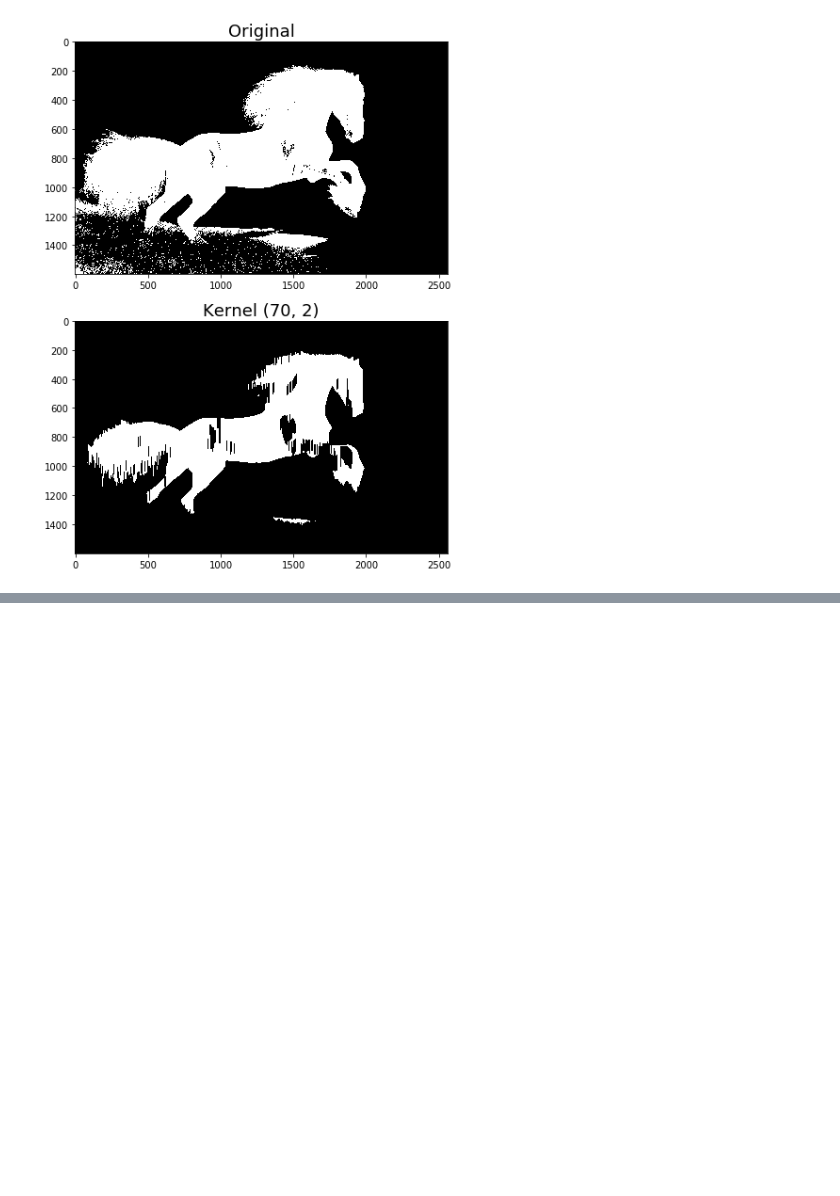
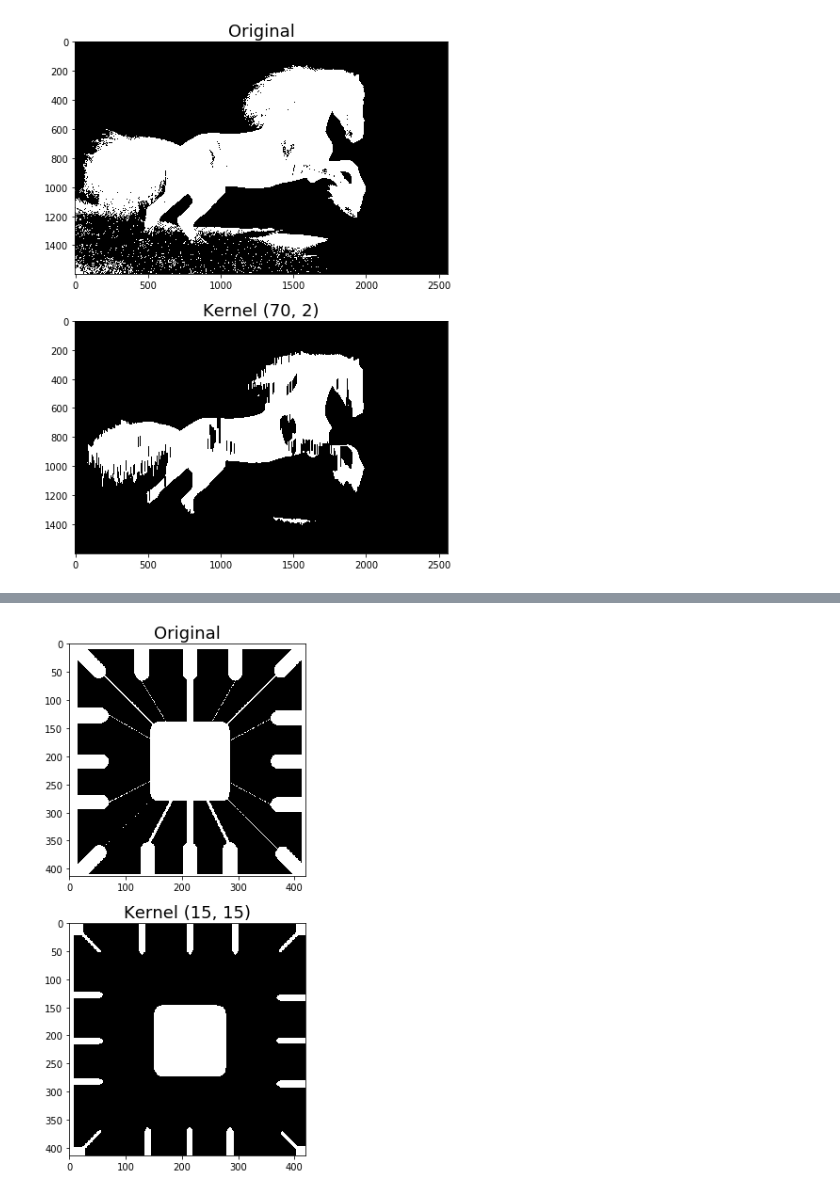
Before and after one commit to gmagannaDevelop/MorphoImg, a Jupyter notebook: Erosion.ipynb, the cells around one changed output, grey strips where cells are left out. Cells and saved outputs as stored; diff of their text form; code cells hidden in the pictures; blank space fills up the shorter version.

```diff
--- a/Erosion.ipynb
+++ b/Erosion.ipynb
@@ -68,0 +92,5 @@ side_by_side(binaria, cv.erode(binaria, kernel), title1='Original', title2=f'Ker
+# %%
+kernel = np.ones((15, 15))
+side_by_side(wbm, cv.erode(wbm, kernel), title1='Original', title2=f'Kernel {kernel.shape}')
+# %% [output]
+[figure, added]
```
Also changed, not shown: parts of 6 cells of this notebook, 1 other file.
